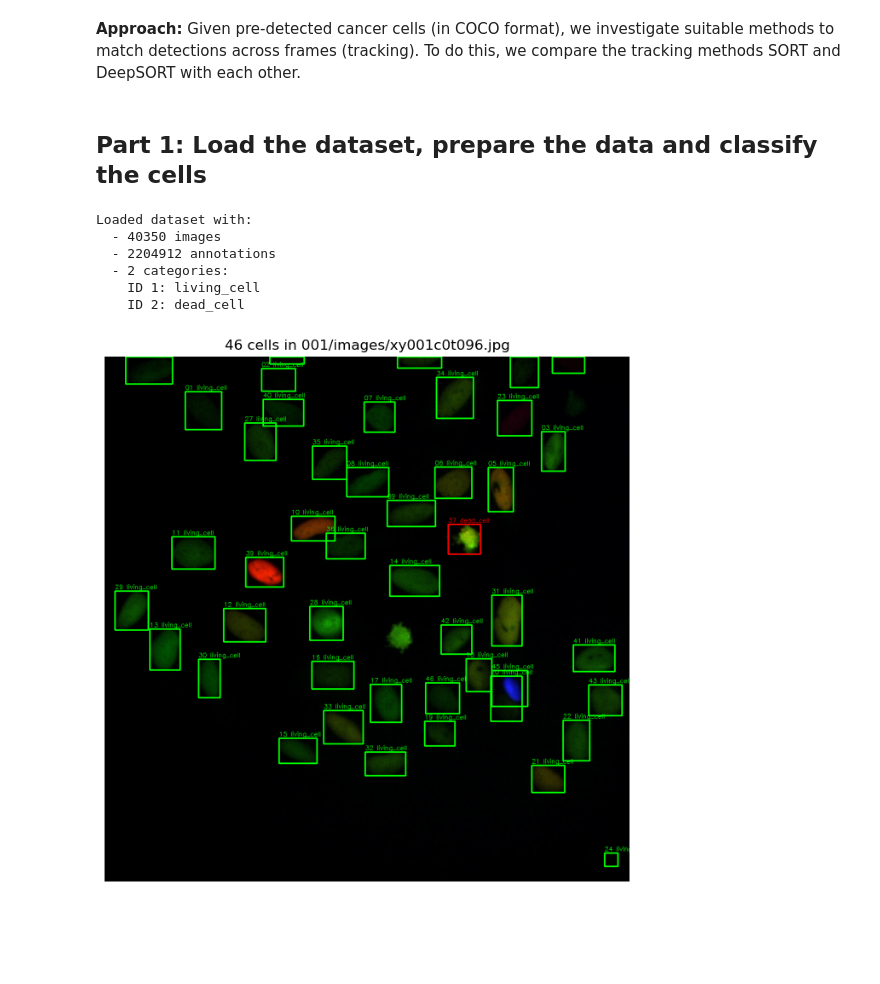
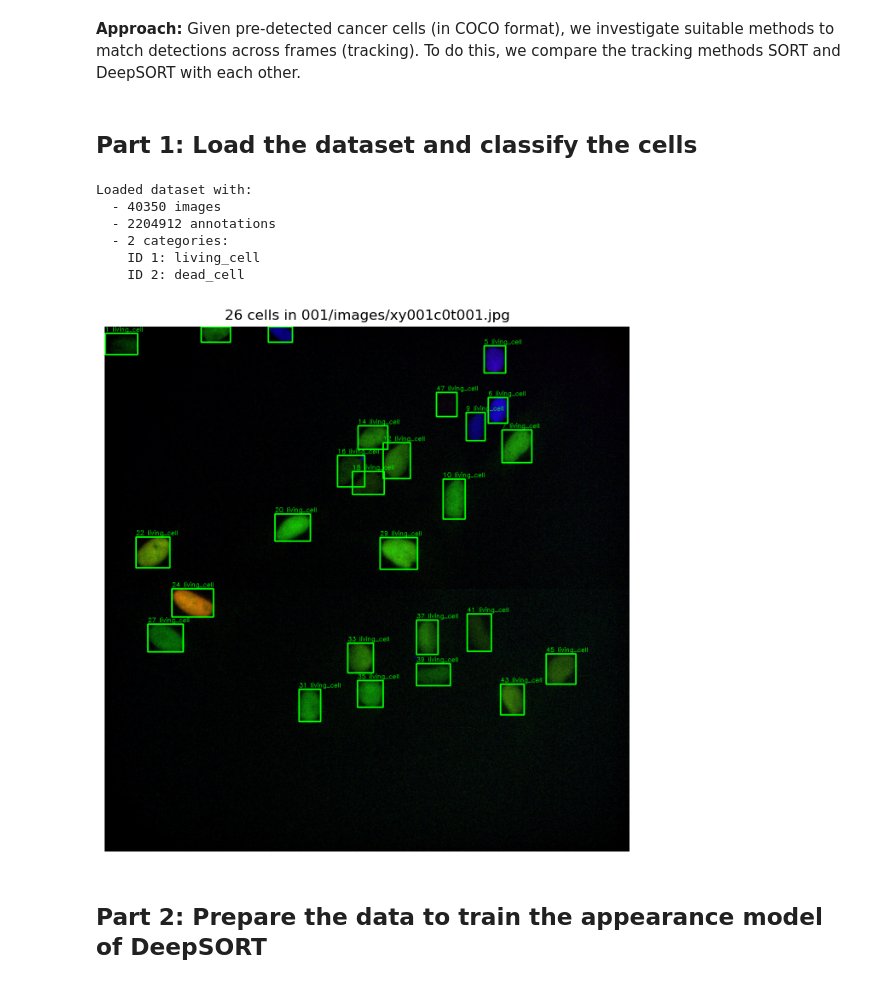
Before and after one commit to JS-10/Cell_Tracking_Project_6, a Jupyter notebook: cell_tracking.ipynb, the cells around one changed output. Cells and saved outputs as stored; diff of their text form; code cells hidden in the pictures; blank space fills up the shorter version.

```diff
--- a/cell_tracking.ipynb
+++ b/cell_tracking.ipynb
@@ -21,13 +22,12 @@ import matplotlib.pyplot as plt
 # %% [markdown]
-## Part 1: Load the dataset, prepare the data and classify the cells
+## Part 1: Load the dataset and classify the cells
 # %%
 # Initialize local paths
 # Dataset path
 # Hint: (change to "/scratch/cv-course/jsimon10/dataset_jpg/dataset" when working on RAMSES)
 ROOT_DIR = Path("dataset_jpg/dataset")
 # Annotations file path
-# Hint: (change to "/scratch/cv-course/jsimon10/dataset_jpg/dataset/annotations.json" when working on RAMSES)
-ANN_FILE = Path("annotations.json")
+ANN_FILE = ROOT_DIR / "annotations.json"
 # Create folder for cropped cells, needed later to train appearance model for DeepSORT
 CROP_DIR = Path("cell_crops")
 CROP_DIR.mkdir(exist_ok=True)
@@ -41,6 +41,10 @@ cat_name_by_id = {cat["id"]: cat["name"] for cat in coco["categories"]}
 annots_by_img = {}
 for ann in coco["annotations"]:
     annots_by_img.setdefault(ann["image_id"], []).append(ann)
+# Group all images by their ID to find them more faster
+img_by_id = {}
+for img in coco["images"]:
+    img_by_id[img["id"]] = img
 # Print summary info on the dataset once loaded
 print("Loaded dataset with:")
 print(f"  - {len(coco['images'])} images")
@@ -57,42 +61,47 @@ Loaded dataset with:
     ID 2: dead_cell
 # %%
 # Get an image by an selected index for visualization
-img_by_idx = coco["images"][95] # For testing, only index of 0-449 works. Original dataset: up to 40349
+img_example = img_by_id[1] # For testing, only index of 0-449 works. Original dataset: up to 40349
 # Get the path to the image
-img_path = ROOT_DIR / img_by_idx["file_name"]
+img_path = ROOT_DIR / img_example["file_name"]
 # Raise an error if image does not exist
 if not img_path.exists():
     raise FileNotFoundError(f"Image file not found: {img_path}")
 # Load the image and turn from BGR to RGB
 img_rgb = cv2.cvtColor(cv2.imread(str(img_path)), cv2.COLOR_BGR2RGB)
 # Get annotations for the selected image
-annots = annots_by_img.get(img_by_idx["id"], [])
+annots = annots_by_img.get(img_example["id"], [])
 # Apply different colors for bounding boxes of different classes
 bbox_color_map = {
     "living_cell": (0, 255, 0),     # green for living cell
     "dead_cell": (255, 0, 0),     # red for dead cell
 }
 # Draw bounding boxes based on annotations
 for i, ann in enumerate(annots):
     # Get center x and y coordinates of the bounding box with width and height
     x_center, y_center, width, height = ann["bbox"]
     # For correct drawing (and SORT later), convert center-based x and y coordinates to top-left
     x, y = x_center - width / 2, y_center - height / 2
     # For correct drawing, turn float values to int values - OpenCV expects int values
     x_draw, y_draw, width_draw, height_draw = int(x), int(y), int(width), int(height)
-    # Get the classified category and the respective color
+    # Get the classified category
     cat_id = ann["category_id"]
+    # Get the respective category name
     cat_name = cat_name_by_id.get(cat_id, "unknown") # Edge case: If annotation without category exist, label as "unknown"
-    label = f"{i+1:02d} {cat_name}"
+    # Construct label with cell ID and category name, e.g. 30 living_cell
+    label = f"{ann['cell_id']} {cat_name}"
+    # Get the respective color of bounding box
     color = bbox_color_map.get(cat_name, (255, 255, 255)) # Edge case: If annotation without category exist, color white
     # Draw the bounding boxes and the text with the classified category
     cv2.rectangle(img_rgb, (x_draw, y_draw), (x_draw + width_draw, y_draw + height_draw), color, 2)
     cv2.putText(img_rgb, label, (x_draw, y_draw - 4), cv2.FONT_HERSHEY_SIMPLEX, 0.4, color, 1)
 # Show classification result
 plt.figure(figsize=(12, 8))
 plt.imshow(img_rgb)
 plt.axis("off")
-plt.title(f"{len(annots)} cells in {img_by_idx['file_name']}")
+plt.title(f"{len(annots)} cells in {img_example['file_name']}")
 plt.show()
 # %% [output]
-[figure, old version]
+[figure, new version]
+# %% [markdown]
+## Part 2: Prepare the data to train the appearance model of DeepSORT
```
Also changed, not shown: parts of 3 cells of this notebook.
